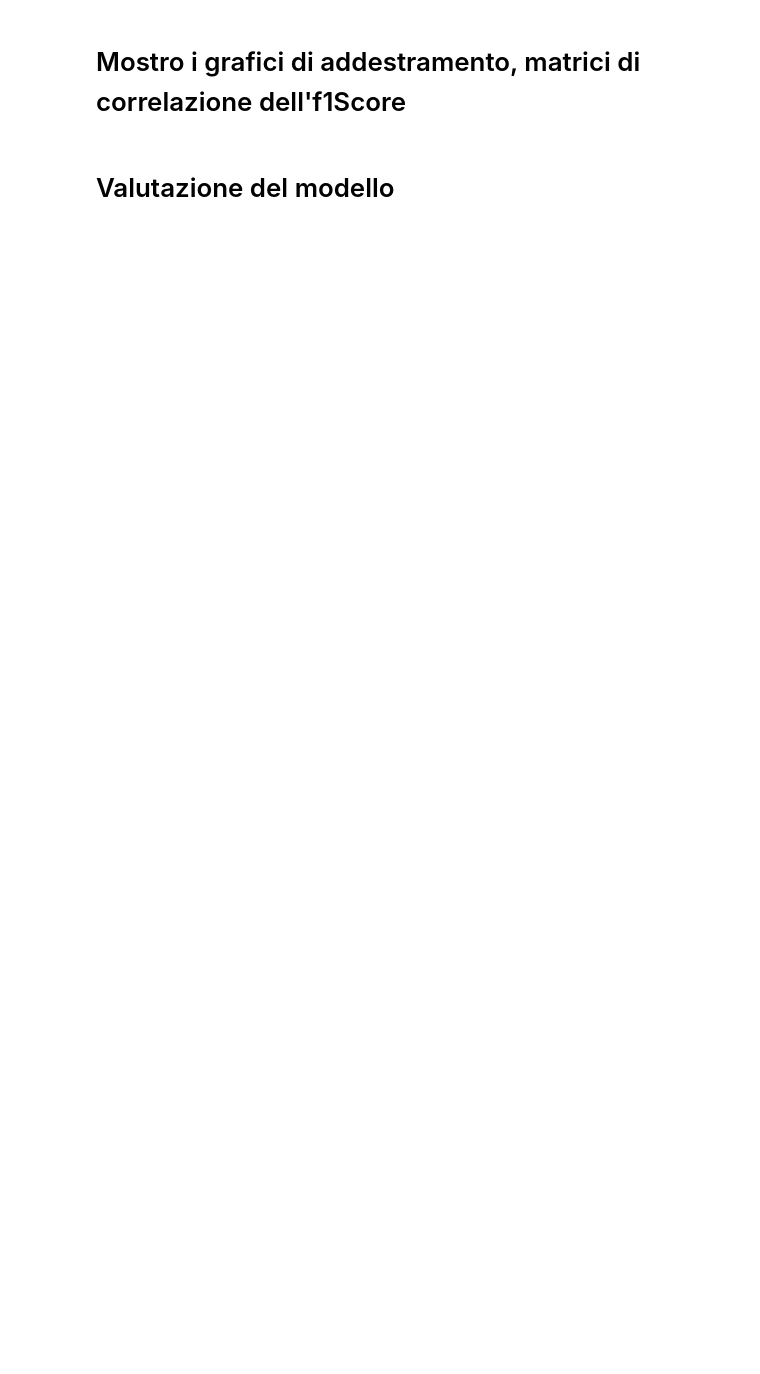
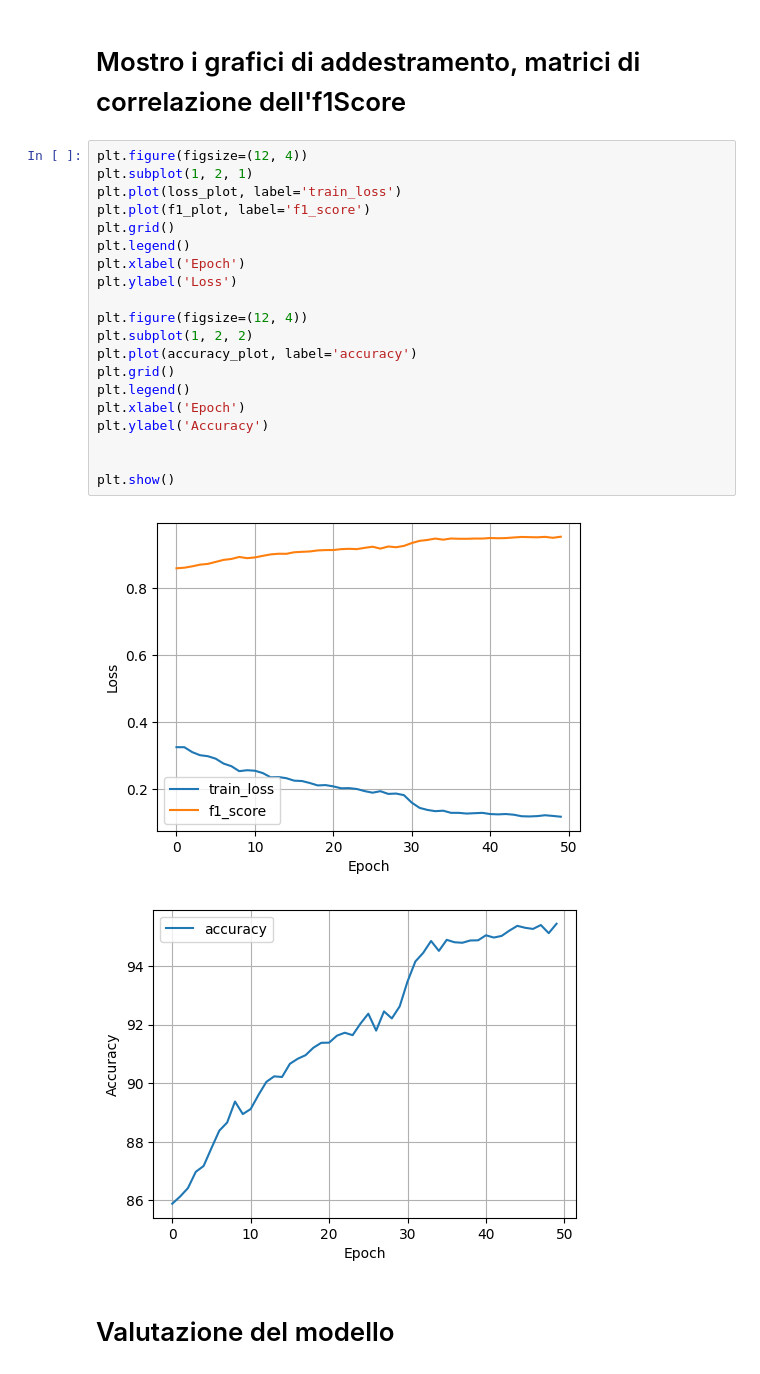
Before and after one commit to ilbonfo/AI-for-images, a Jupyter notebook: Image Classification/Image Classification.ipynb, the cells around one changed output. Drawn from its saved outputs; the diff is of its cells as text; blank space fills up the shorter version.

Commit message:
aggiungo accuracy, f1score

```diff
--- a/Image Classification/Image Classification.ipynb
+++ b/Image Classification/Image Classification.ipynb
@@ -192,4 +224,27 @@ Fine Addestramento
 # %% [markdown]
 # Mostro i grafici di addestramento, matrici di correlazione dell'f1Score
+# %%
+plt.figure(figsize=(12, 4))
+plt.subplot(1, 2, 1)
+plt.plot(loss_plot, label='train_loss')
+plt.plot(f1_plot, label='f1_score')
+plt.grid()
+plt.legend()
+plt.xlabel('Epoch')
+plt.ylabel('Loss')
+
+plt.figure(figsize=(12, 4))
+plt.subplot(1, 2, 2)
+plt.plot(accuracy_plot, label='accuracy')
+plt.grid()
+plt.legend()
+plt.xlabel('Epoch')
+plt.ylabel('Accuracy')
+
+
+plt.show()
+# %% [output]
+[figure, added]
+[figure, added]
 # %% [markdown]
 # Valutazione del modello
```
Also changed, not shown: parts of 4 cells of this notebook, 1 other file.
